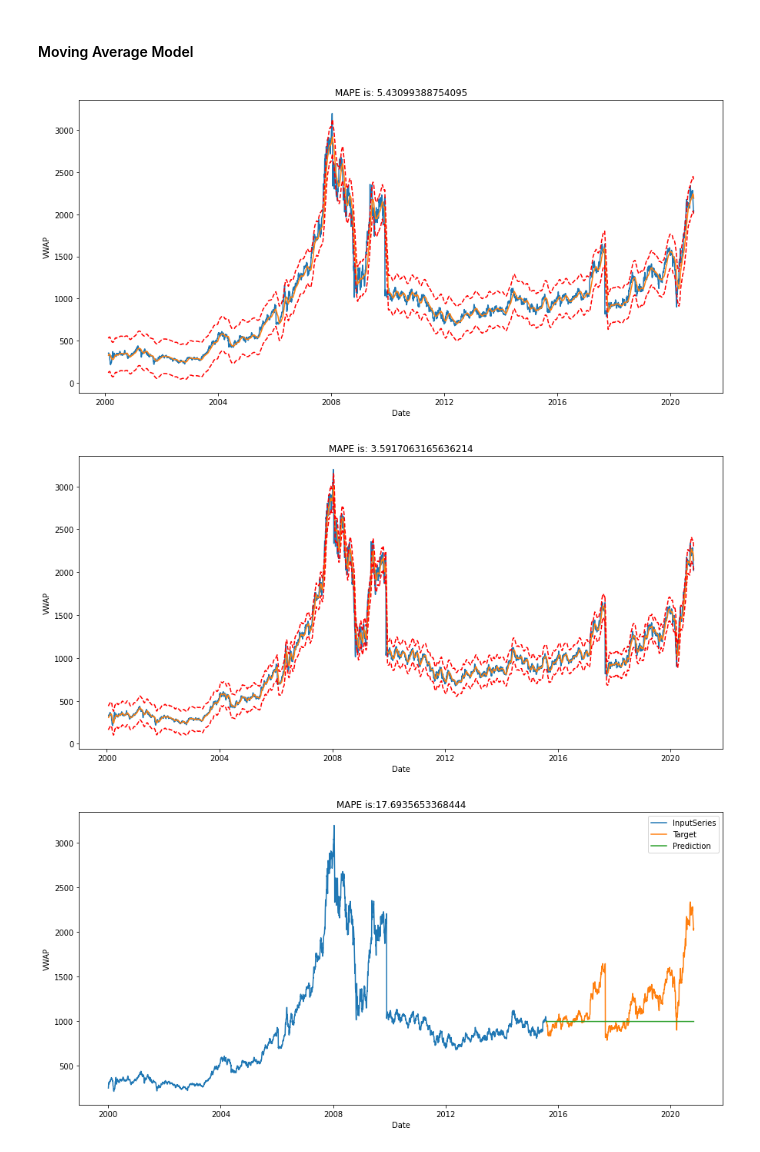
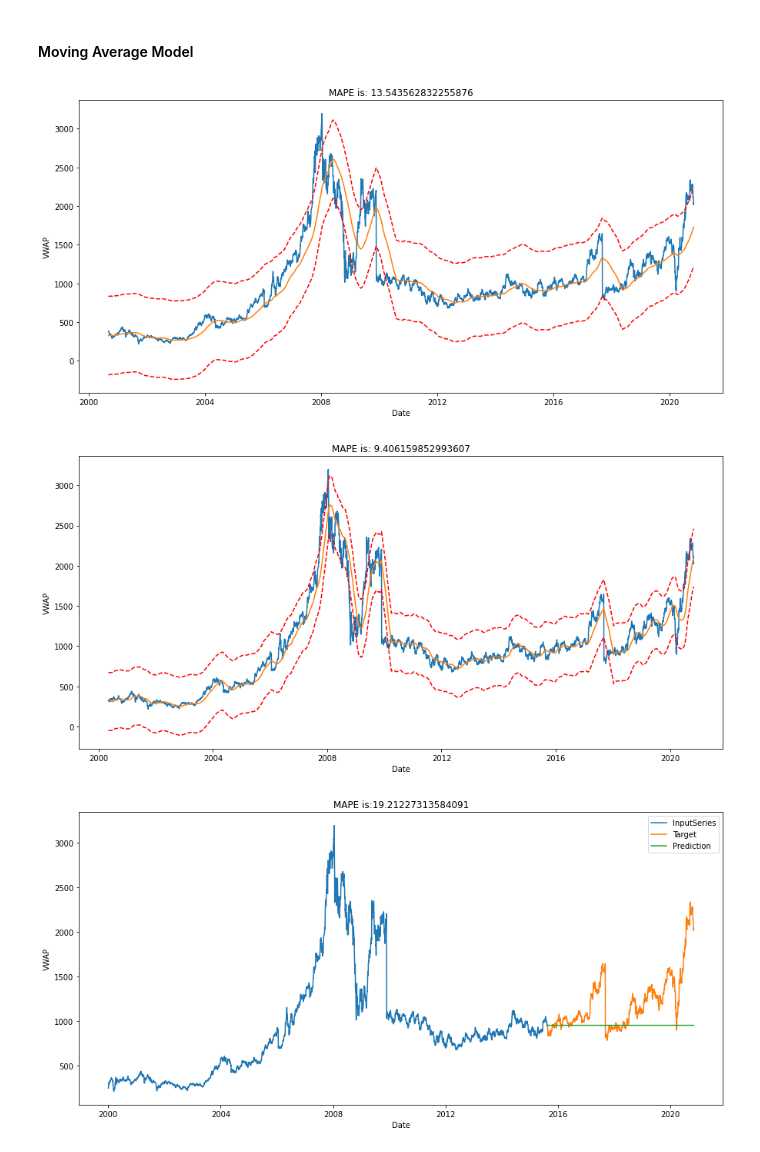
Before and after one commit to kartikbatra056/AllAboutTimeSeries, a Jupyter notebook: EDA and ARIMA.ipynb, the cells around one changed output. Cells and saved outputs as stored; diff of their text form; code cells hidden in the pictures.

```diff
--- a/EDA and ARIMA.ipynb
+++ b/EDA and ARIMA.ipynb
@@ -119,6 +124,7 @@ memory usage: 607.6+ KB
 # %%
 df.set_index(['Date'],inplace=True)
 df.sort_index(inplace=True)
+df=df.asfreq(freq='B',method='ffill')
 # %%
 # Looking for Duplicates
 df.duplicated().sum()
@@ -263,15 +275,15 @@ def moving_average(data,window=7):
     plt.title(f'MAPE is: {mae}')
     plt.show()
 # %%
-# Moving average with window 30
-moving_average(df['VWAP'],window=30)
+# Moving average with window 180
+moving_average(df['VWAP'],window=180)
 # %% [output]
-[figure, old version]
+[figure, new version]
 # %%
-# Moving average with window 15
-moving_average(df['VWAP'],window=15)
+# Moving average with window 90
+moving_average(df['VWAP'],window=90)
 # %% [output]
-[figure, old version]
+[figure, new version]
 # %%
 def SimpleExpSmoothPlot(data,test_data,alpha=.2):
      '''
@@ -303,7 +315,7 @@ def SimpleExpSmoothPlot(data,test_data,alpha=.2):
 # %%
 SimpleExpSmoothPlot(train_df['VWAP'],test_df['VWAP'],alpha=.5)
 # %% [output]
-[figure, old version]
+[figure, new version]
 # %%
 def ExpSmoothPlot(data,test_data,alpha=.2,beta=0.2,exp=False,damp=False,damp_trend=0.5):
      '''
```
Also changed, not shown: parts of 26 cells of this notebook.
